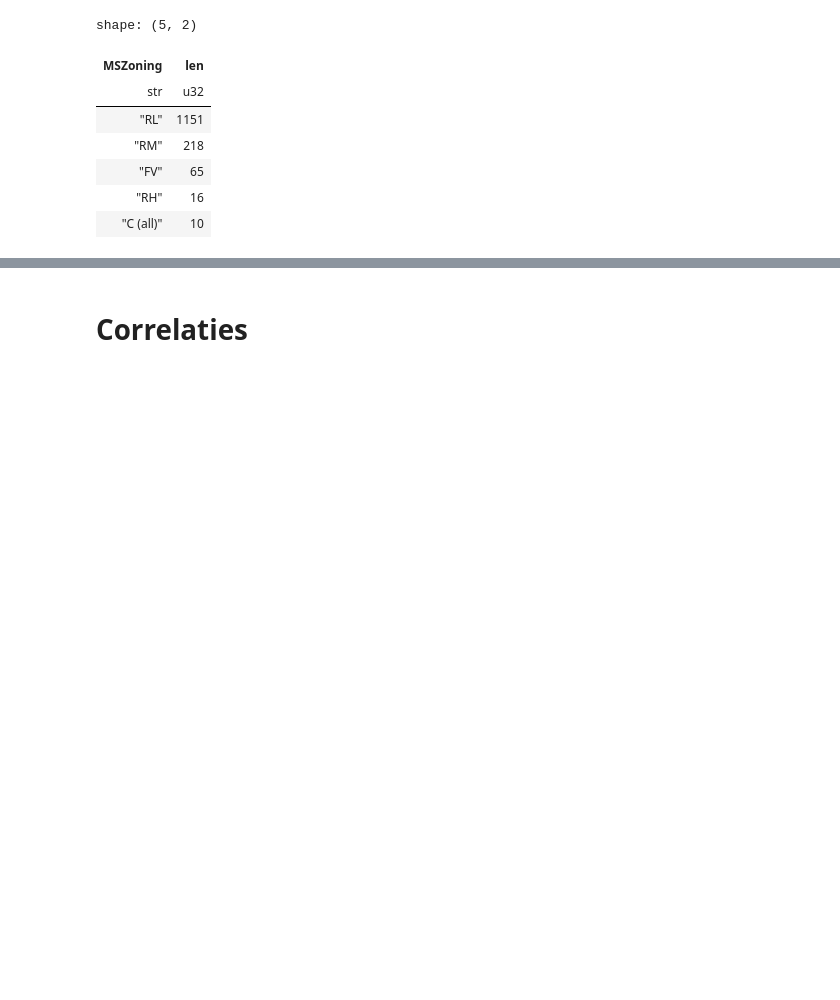
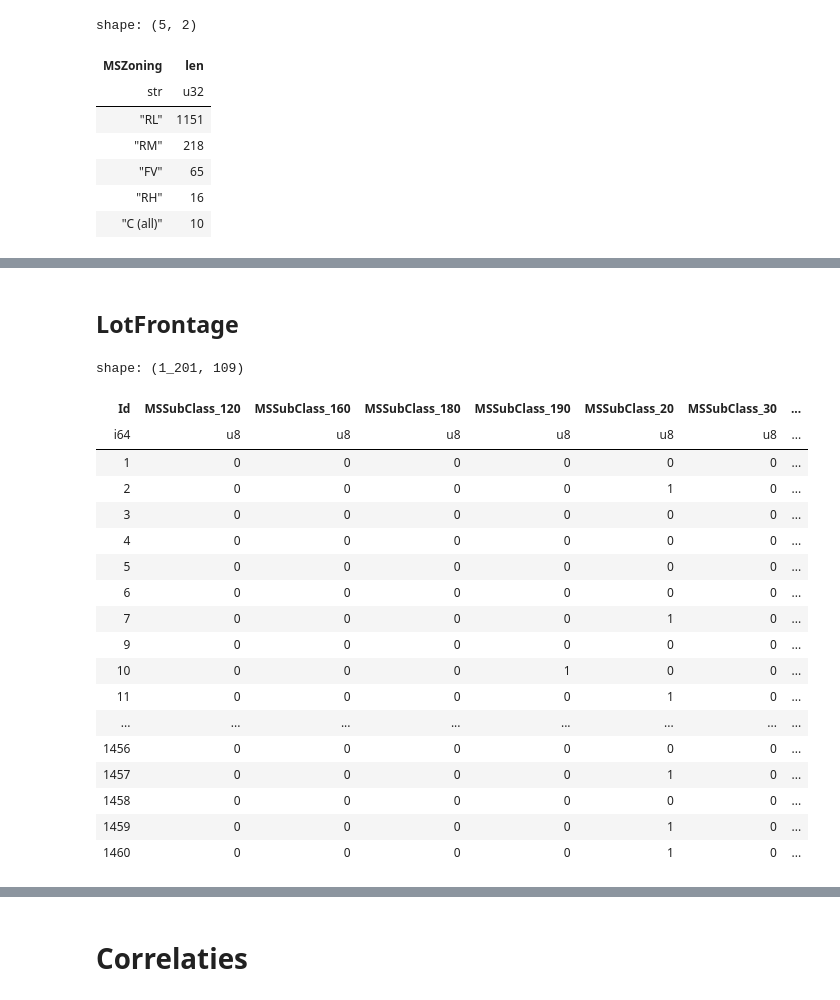
Before and after one commit to Repsajsov/Kaggle, a Jupyter notebook: HousePrices/eda.ipynb, the cells around one changed output, grey strips where cells are left out. Saved outputs shown, nothing was run; the diff lists cells and outputs as text; code cells hidden in the pictures; blank space fills up the shorter version.

```diff
--- a/HousePrices/eda.ipynb
+++ b/HousePrices/eda.ipynb
@@ -166,0 +208,26 @@ df = df.to_dummies("MSZoning")
+# %% [markdown]
+## LotFrontage
+# %%
+df_temp = df.filter(pl.col("LotFrontage").is_not_null() & pl.col("LotFrontage").is_finite() )
+
+df_temp
+# %% [output]
+shape: (1_201, 109)
+| Id | MSSubClass_120 | MSSubClass_160 | MSSubClass_180 | MSSubClass_190 | MSSubClass_20 | MSSubClass_30 | ... |
+| i64 | u8 | u8 | u8 | u8 | u8 | u8 | ... |
+| 1 | 0 | 0 | 0 | 0 | 0 | 0 | ... |
+| 2 | 0 | 0 | 0 | 0 | 1 | 0 | ... |
+| 3 | 0 | 0 | 0 | 0 | 0 | 0 | ... |
+| 4 | 0 | 0 | 0 | 0 | 0 | 0 | ... |
+| 5 | 0 | 0 | 0 | 0 | 0 | 0 | ... |
+| 6 | 0 | 0 | 0 | 0 | 0 | 0 | ... |
+| 7 | 0 | 0 | 0 | 0 | 1 | 0 | ... |
+| 9 | 0 | 0 | 0 | 0 | 0 | 0 | ... |
+| 10 | 0 | 0 | 0 | 1 | 0 | 0 | ... |
+| 11 | 0 | 0 | 0 | 0 | 1 | 0 | ... |
+| ... | ... | ... | ... | ... | ... | ... | ... |
+| 1456 | 0 | 0 | 0 | 0 | 0 | 0 | ... |
+| 1457 | 0 | 0 | 0 | 0 | 1 | 0 | ... |
+| 1458 | 0 | 0 | 0 | 0 | 0 | 0 | ... |
+| 1459 | 0 | 0 | 0 | 0 | 1 | 0 | ... |
+| 1460 | 0 | 0 | 0 | 0 | 1 | 0 | ... |
```
Also changed, not shown: parts of 12 cells of this notebook.
